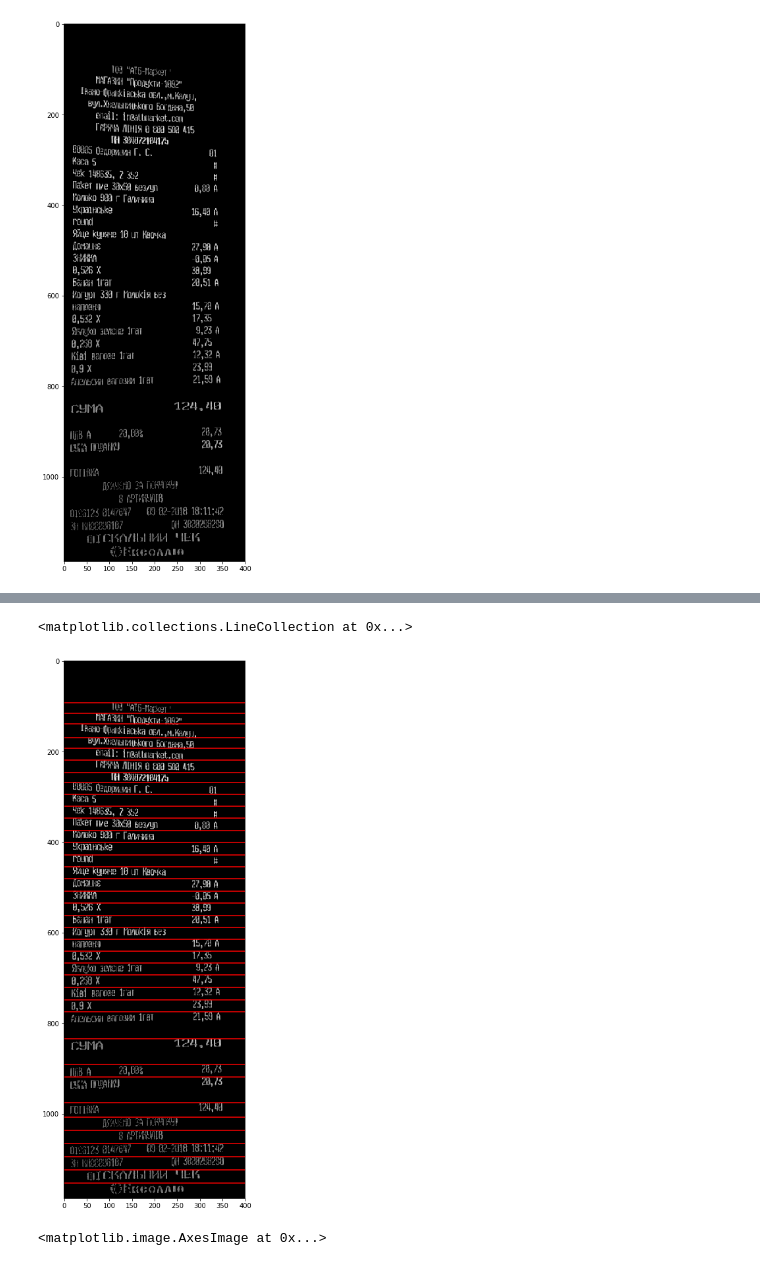
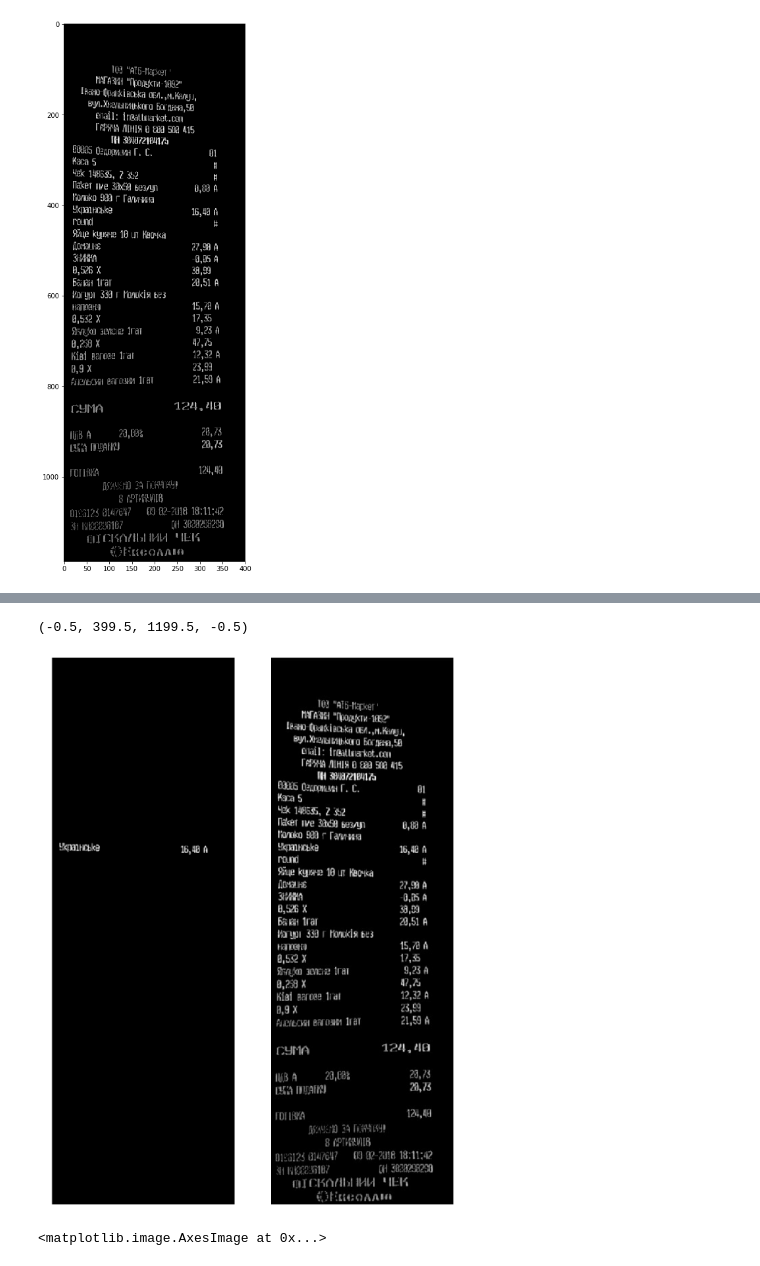
Before and after one commit to wolterlw/bill_recognition, a Jupyter notebook: ImagePreprocessing.ipynb, the cells around one changed output, grey strips where cells are left out. Saved outputs shown, nothing was run; the diff lists cells and outputs as text; code cells hidden in the pictures.

```diff
--- a/ImagePreprocessing.ipynb
+++ b/ImagePreprocessing.ipynb
@@ -149,9 +188,16 @@ plt.imshow(res==10)
-# %%
-plt.imshow(im_bin)
-plt.hlines([x[0] for x in lines],0,399,color='r')
-# %% [output]
-<matplotlib.collections.LineCollection at 0x...>
-[figure, removed]
+# %%
+tmp = im_bin.copy()
+# %%
+tmp[res != 12] = 0
+# %%
+f,ax = plt.subplots(1,2,figsize=(20,30))
+ax[0].imshow(tmp)
+ax[0].axis('off')
+ax[1].imshow(im_bin)
+ax[1].axis('off')
+# %% [output]
+(-0.5, 399.5, 1199.5, -0.5)
+[figure, added]
 # %%
 beg_end_l = get_lines(im_bin[:,:200])
 beg_end_r = get_lines(im_bin[:,200:])
```
Also changed, not shown: parts of 12 cells of this notebook.
